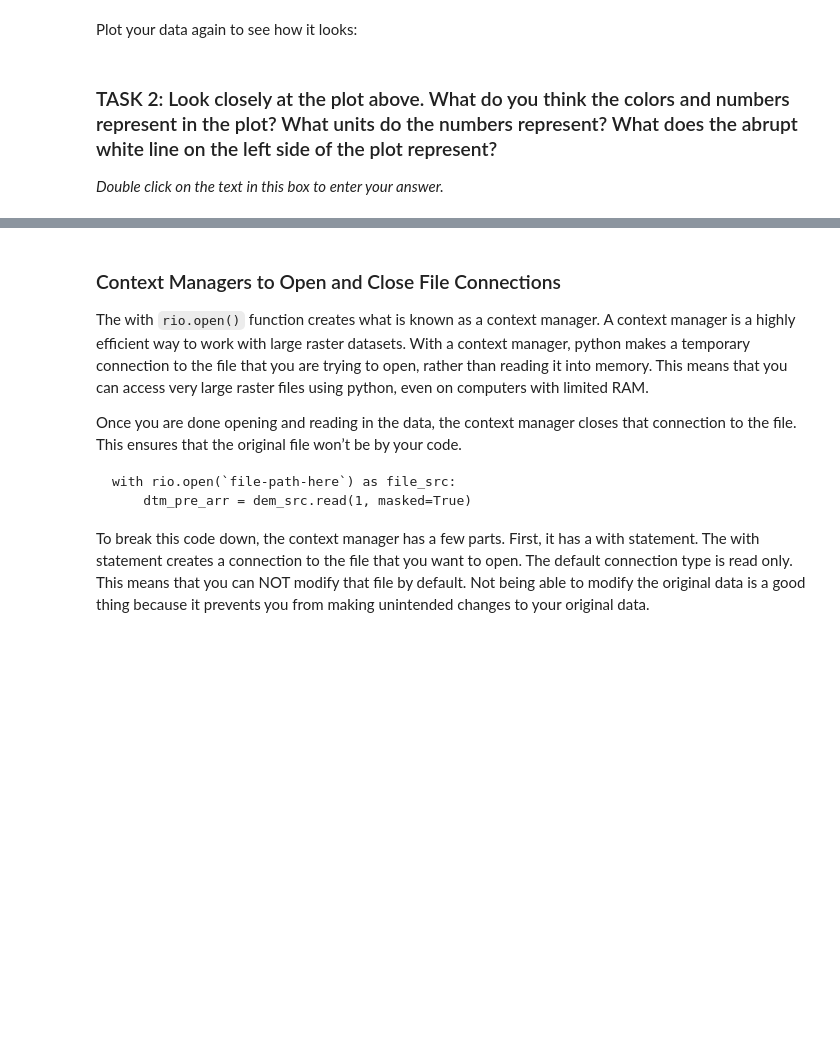
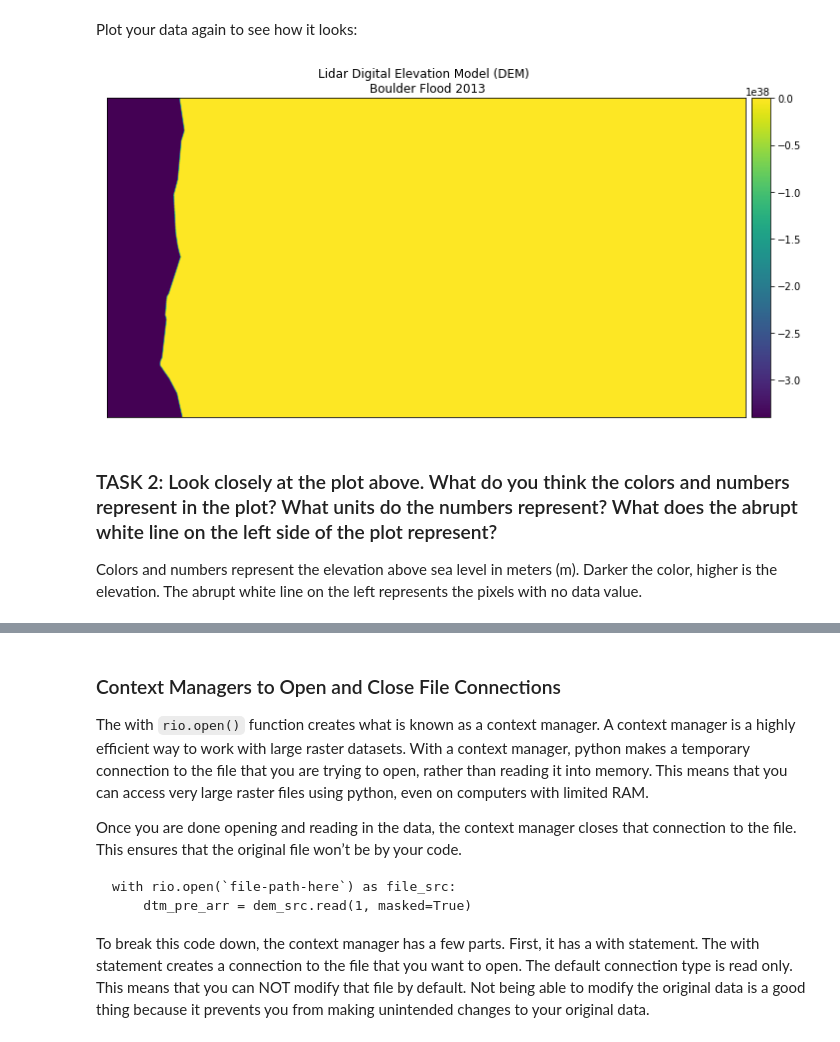
Before and after one commit to adarsh-syr/EnvDatSci22, a Jupyter notebook: CodeSprints/RasterData101.ipynb, the cells around one changed output, grey strips where cells are left out. Cells and saved outputs as stored; diff of their text form; code cells hidden in the pictures; blank space fills up the shorter version.

```diff
--- a/CodeSprints/RasterData101.ipynb
+++ b/CodeSprints/RasterData101.ipynb
@@ -152,13 +172,15 @@ Plot your data again to see how it looks:
 # %%
 # Plot data using earthpy
 ep.plot_bands(dtm_pre_arr,
               title="Lidar Digital Elevation Model (DEM) \n Boulder Flood 2013",
-              cmap="Greys")
+              cmap="viridis")
 
 plt.show()
+# %% [output]
+[figure, added]
 # %% [markdown]
 ### TASK 2: Look closely at the plot above. What do you think the colors and numbers represent in the plot? What units do the numbers represent? What does the abrupt white line on the left side of the plot represent?
 
-*Double click on the text in this box to enter your answer.*
+Colors and numbers represent the elevation above sea level in meters (m). Darker the color, higher is the elevation. The abrupt white line on the left represents the pixels with no data value.
 # %%
 type(dtm_pre_arr)
```
Also changed, not shown: parts of 50 cells of this notebook.
